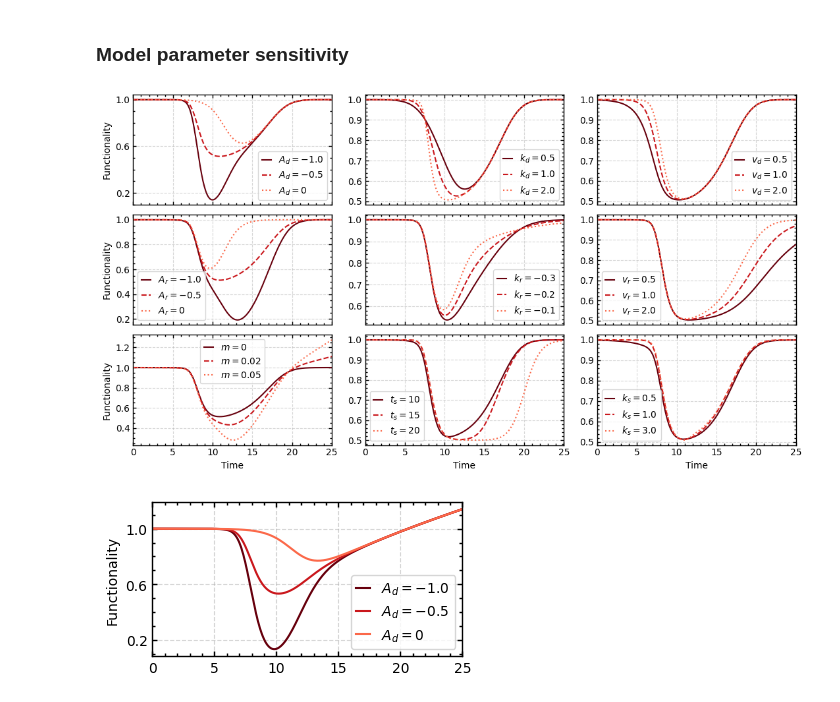
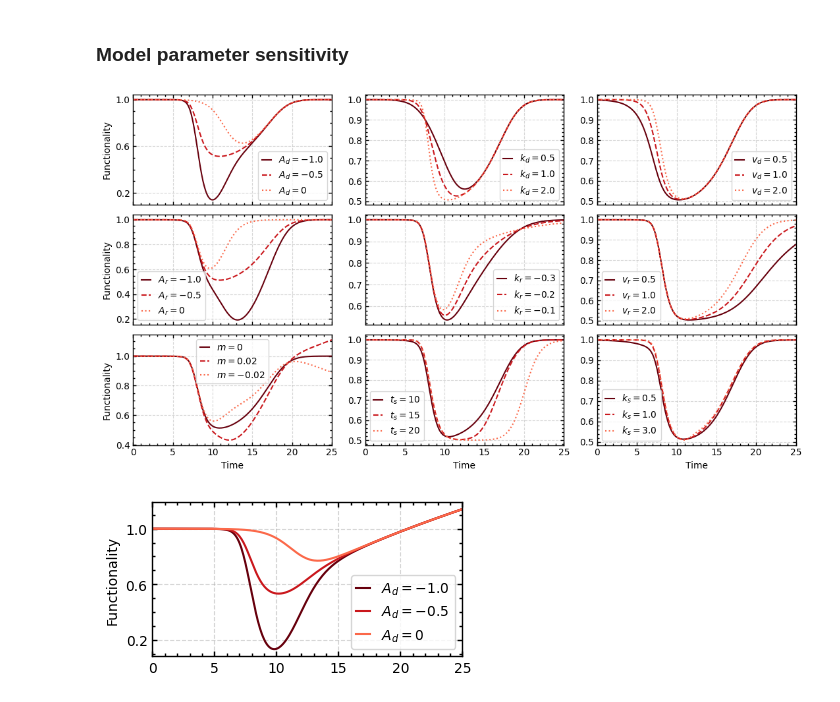
Before and after one commit to LastStriker11/disruptive_taxi_demand, a Jupyter notebook: conceptual_visualization.ipynb, the cells around one changed output. Drawn from its saved outputs; the diff is of its cells as text; code cells hidden in the pictures.

Commit message:
new figures

```diff
--- a/conceptual_visualization.ipynb
+++ b/conceptual_visualization.ipynb
@@ -404,35 +404,35 @@ for c, k_r in enumerate([-0.3,-0.2,-0.1]):
     axes[1,1].plot(t, resilience_curve(t, params), label=f"$k_r={k_r}$", color=colors[c], linestyle=ls[c])
 axes[1,1].legend(handlelength=1); axes[1,1].grid(True, linestyle='--', alpha=0.5)
 
 for c, v_r in enumerate([0.5, 1.0, 2.0]):
     params = base_params.copy()
     params[5] = v_r
     axes[1,2].plot(t, resilience_curve(t, params), label=f"$v_r={v_r}$", color=colors[c], linestyle=ls[c])
 axes[1,2].legend(handlelength=1); axes[1,2].grid(True, linestyle='--', alpha=0.5)
 
 # === 3. Explore transition parameters (t_d, t_r, t_s, k_s) ===
-for c, m in enumerate([0, 0.02, 0.05]):
+for c, m in enumerate([-0.02, 0, 0.02]):
     params = base_params.copy()
     params[6] = m
     axes[2,0].plot(t, resilience_curve(t, params), label=f"$m={m}$", color=colors[c], linestyle=ls[c])
 axes[2,0].set_xlabel("Time"); axes[2,0].set_ylabel("Functionality"); axes[2,0].legend(handlelength=1); axes[2,0].grid(True, linestyle='--', alpha=0.5)
 
 for c, t_s in enumerate([10, 15, 20]):
     params = base_params.copy()
     params[9] = t_s
     axes[2,1].plot(t, resilience_curve(t, params), label=f"$t_s={t_s}$", color=colors[c], linestyle=ls[c])
 axes[2,1].set_xlabel("Time"); axes[2,1].legend(handlelength=1); axes[2,1].grid(True, linestyle='--', alpha=0.5)
 
 for c, k_s in enumerate([0.5, 1.0, 3.0]):
     params = base_params.copy()
     params[10] = k_s
     axes[2,2].plot(t, resilience_curve(t, params), label=f"$k_s={k_s}$", color=colors[c], linestyle=ls[c])
 axes[2,2].set_xlabel("Time"); axes[2,2].legend(handlelength=1); axes[2,2].grid(True, linestyle='--', alpha=0.5)
 plt.tight_layout()
 
 fig.savefig('figures/resilience_parameter_sensitivity.pdf', bbox_inches='tight')
 # %% [output]
-[figure, old version]
+[figure, new version]
 # %%
 # === Simulation setup ===
 t = np.linspace(0, 25, 300)   # time vector
```
Also changed, not shown: 1 other file.
